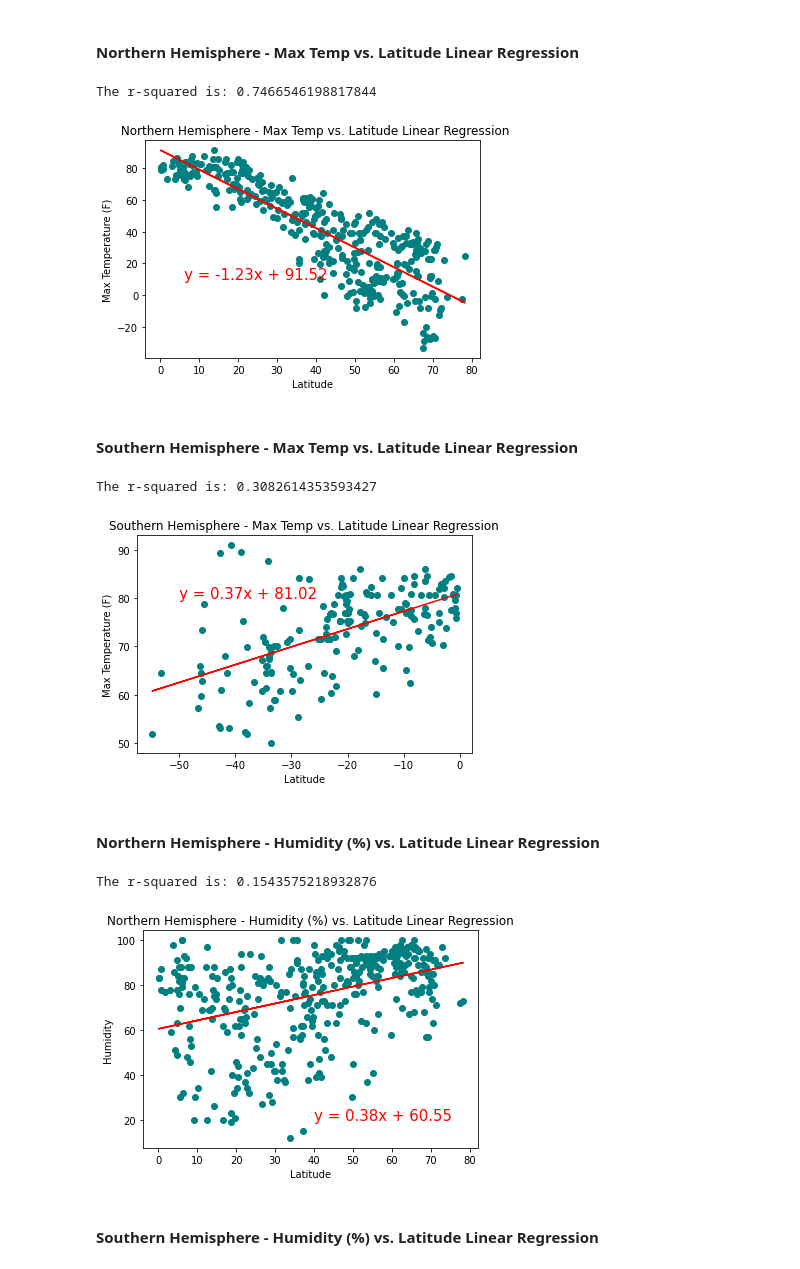
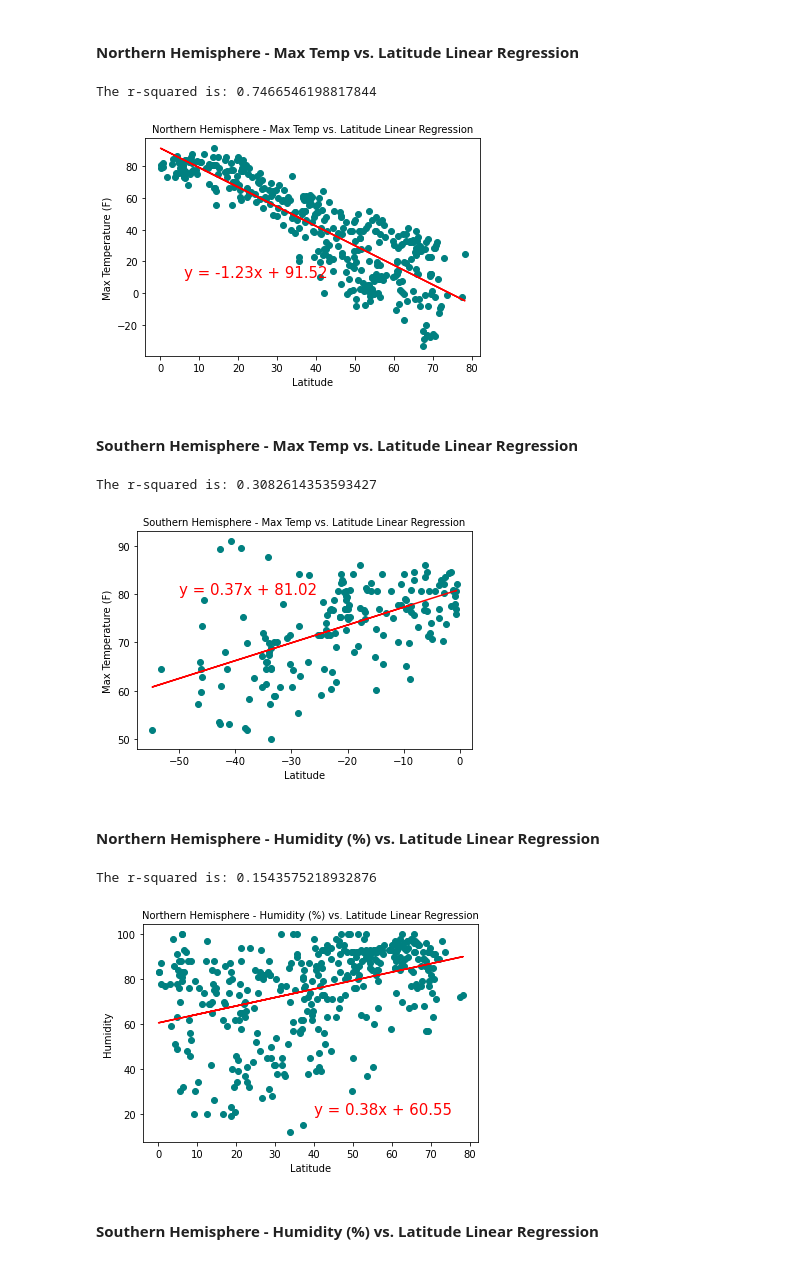
Before and after one commit to Claude-Hanfou/Python-API-Analysis, a Jupyter notebook: WeatherPy/WeatherPy.ipynb, the cells around one changed output. Saved outputs shown, nothing was run; the diff lists cells and outputs as text; code cells hidden in the pictures.

```diff
--- a/WeatherPy/WeatherPy.ipynb
+++ b/WeatherPy/WeatherPy.ipynb
@@ -289,35 +289,35 @@ south_df.head()
 #Linear regression model
 # Add the linear regression equation and line to plot
 x_values = north_df['Lat']
 y_values = north_df['Max Temp(F)']
 
 # Run linear regression
 (slope, intercept, rvalue, pvalue, stderr) = linregress(x_values, y_values)
 regress_values = x_values * slope + intercept
 line_eq = "y = " + str(round(slope,2)) + "x + " + str(round(intercept,2))
 
 # Plot scatter plot
 plt.scatter(x_values,y_values,color="teal")
 
 # Plot regression line
 plt.plot(x_values,regress_values,"r-")
 plt.annotate(line_eq,(6,10),fontsize=15,color="red")
 
 
 # Label plot
-plt.title('Northern Hemisphere - Max Temp vs. Latitude Linear Regression',fontsize = 12)
+plt.title('Northern Hemisphere - Max Temp vs. Latitude Linear Regression',fontsize = 10)
 plt.xlabel('Latitude')
 plt.ylabel('Max Temperature (F)')
 
 # Print r square value
 print(f"The r-squared is: {rvalue**2}")
 plt.savefig("../output_data/figure_5.png")
 
 # Show plot
 plt.show()
 # %% [output]
 The r-squared is: 0.7466546198817844
-[figure, old version]
+[figure, new version]
 # %% [markdown]
 ####  Southern Hemisphere - Max Temp vs. Latitude Linear Regression
 # %%
@@ -340,7 +340,7 @@ plt.annotate(line_eq,(-50,80),fontsize=15,color="red")
 
 
 # Label plot
-plt.title('Southern Hemisphere - Max Temp vs. Latitude Linear Regression',fontsize = 12)
+plt.title('Southern Hemisphere - Max Temp vs. Latitude Linear Regression',fontsize = 10)
 plt.xlabel('Latitude')
 plt.ylabel('Max Temperature (F)')
 
@@ -352,7 +352,7 @@ plt.savefig("../output_data/figure_6.png")
 plt.show()
 # %% [output]
 The r-squared is: 0.3082614353593427
-[figure, old version]
+[figure, new version]
 # %% [markdown]
 ####  Northern Hemisphere - Humidity (%) vs. Latitude Linear Regression
 # %%
@@ -375,7 +375,7 @@ plt.annotate(line_eq,(40,20),fontsize=15,color="red")
 
 
 # Label plot
-plt.title('Northern Hemisphere - Humidity (%) vs. Latitude Linear Regression',fontsize = 12)
+plt.title('Northern Hemisphere - Humidity (%) vs. Latitude Linear Regression',fontsize = 10)
 plt.xlabel('Latitude')
 plt.ylabel('Humidity')
 
@@ -387,7 +387,7 @@ plt.savefig("../output_data/figure_7.png")
 plt.show()
 # %% [output]
 The r-squared is: 0.1543575218932876
-[figure, old version]
+[figure, new version]
 # %% [markdown]
 ####  Southern Hemisphere - Humidity (%) vs. Latitude Linear Regression
 # %%
```
Also changed, not shown: parts of 5 cells of this notebook, 2 other files.
